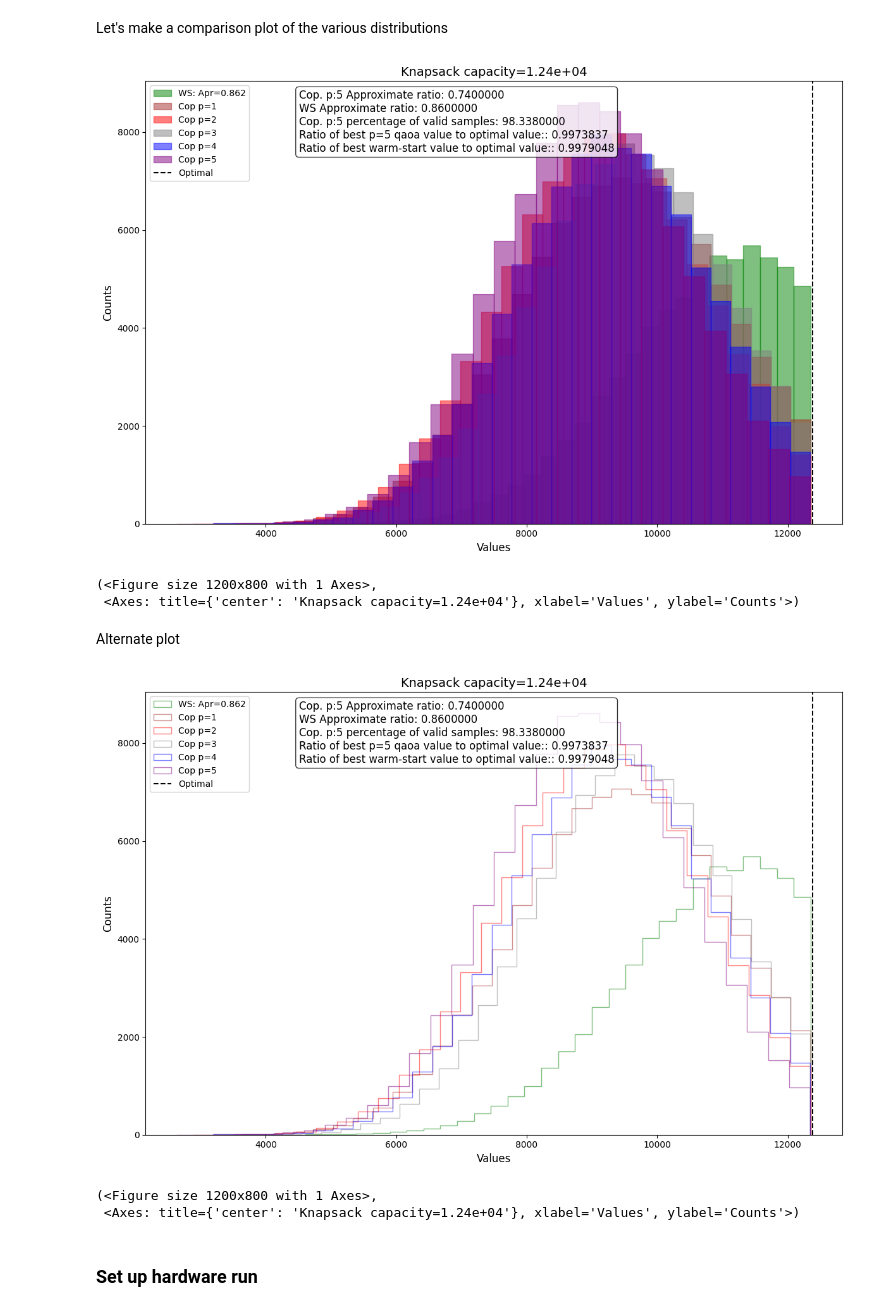
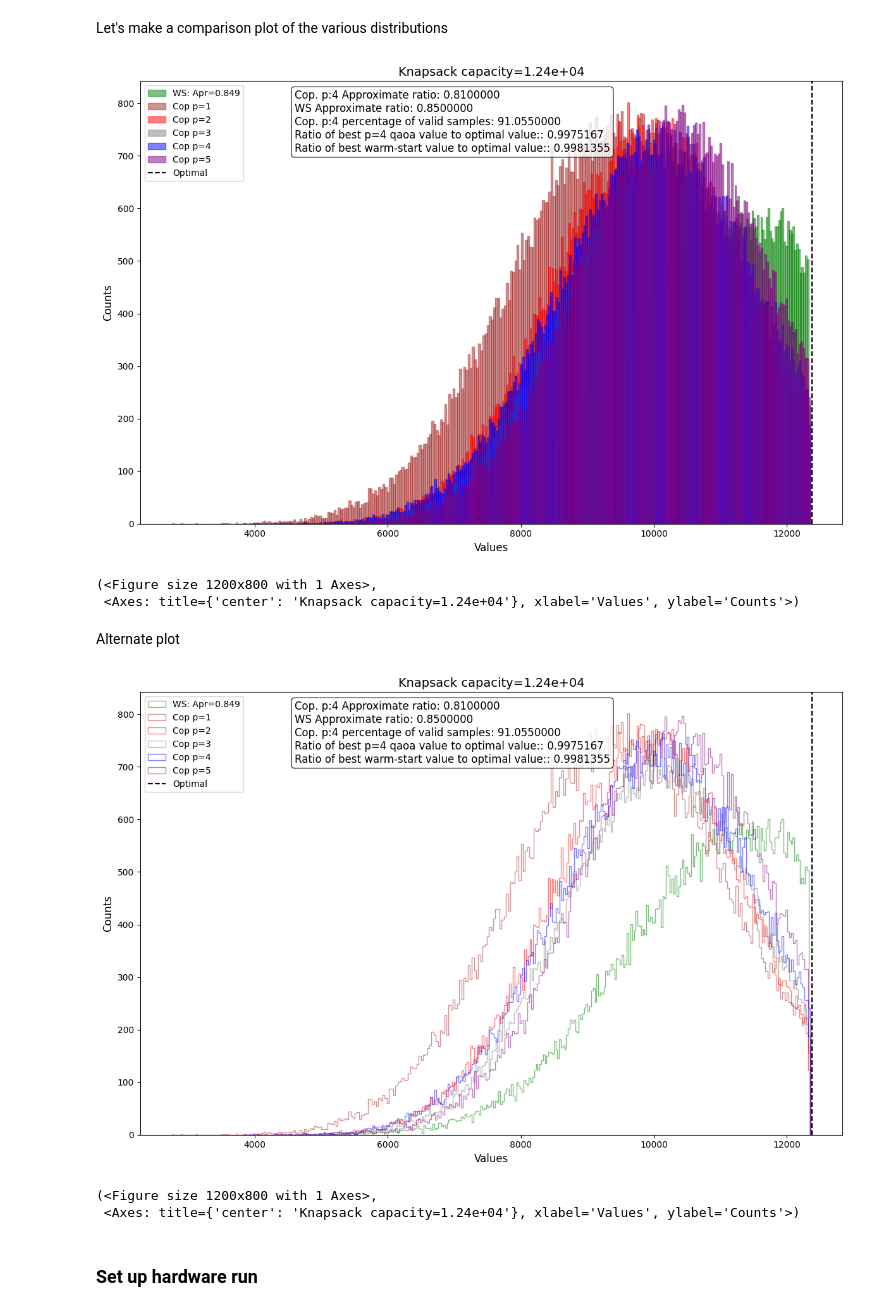
Before and after one commit to jhoule42/xQAOA_unit_commitment, a Jupyter notebook: demo.ipynb, the cells around one changed output. Drawn from its saved outputs; the diff is of its cells as text; code cells hidden in the pictures.

```diff
--- a/demo.ipynb
+++ b/demo.ipynb
@@ -715,0 +767,15 @@ with tqdm(total=layers) as pbar:
+# %%
+# Assign the values calculated above.
+
+qc = QuantumCircuit(n)
+qc = initialize_warm_start_distribution(qc, qubit_ordered_distribution)
+circs = []
+for p in p_values:
+        qc = add_knapsack_cost_function(qc, ordered_values, gamma=gammas[p-1])
+        qc = add_ring_copula(qc, qubit_ordered_distribution, beta=betas[p-1])
+        circ = qc.copy()
+        param_dict = {betas[i]: results[p]['beta'][i] for i in range(p)}
+        param_dict.update({gammas[i]: results[p]['gamma'][i] for i in range(p)})
+        print(param_dict)
+        circ.assign_parameters(param_dict, inplace=True)
+        circs.append(circ)
@@ -744,7 +818,7 @@ dict_bit_values_at_different_p  = {}
 pubs = []
 shots = 100000
 
-for circ in circuits_at_different_p:
+for circ in circs:
     xp_circ = pm.run(circ)
     xp_circ.measure_active()
     pubs.append(xp_circ)
@@ -964,38 +1038,38 @@ data_dict = {
    f"Cop p={3}": dict_bit_values_at_different_p["p = 2"],
    f"Cop p={4}": dict_bit_values_at_different_p["p = 3"],
    f"Cop p={5}": dict_bit_values_at_different_p["p = 4"]
 }
 # Custom colors
 colors = {
  #  f"Random: Apr={norm_approx_ratio_rand:.2f}": "yellow",
    f"WS: Apr={approx_ratio_ws:.3f}": 'green',
    f"Cop p={1}": "brown",
    f"Cop p={2}": "red",
    f"Cop p={3}": "grey",
    f"Cop p={4}": "blue",
    f"Cop p={5}": "purple"
 }
 # Annotations
 annotations = {
-    f'Cop. p:{layers} Approximate ratio': np.round(approx_ratio_qaoa, 2),
+    f'Cop. p:{layers-1} Approximate ratio': np.round(approx_ratio_qaoa, 2),
     f'WS Approximate ratio': np.round(approx_ratio_ws, 2),
-    f'Cop. p:{layers} percentage of valid samples': 100*(valid_shots_qaoa/shots),
-    f'Ratio of best p=5 qaoa value to optimal value:': np.round(best_value/optimal_value, decimals=7),
+    f'Cop. p:{layers-1} percentage of valid samples': 100*(valid_shots_qaoa/shots),
+    f'Ratio of best p=4 qaoa value to optimal value:': np.round(best_value/optimal_value, decimals=7),
     f'Ratio of best warm-start value to optimal value:': np.round(best_value_ws/optimal_value, decimals=7),
     }
 plot_multiple_distributions(
     data_dict=data_dict,
     min_cost=optimal_value,
     colors=colors,
-    nb_bins=30,
+    nb_bins=300,
     log=False,
     annotations=annotations,
     figsize=(12, 8),
     hist_type='bar',
     title=f"Knapsack capacity={format(capacity, '.2e')}"
 )
 # %% [output]
-[figure, old version]
+[figure, new version]
 (<Figure size 1200x800 with 1 Axes>,
  <Axes: title={'center': 'Knapsack capacity=1.24e+04'}, xlabel='Values', ylabel='Counts'>)
 # %% [markdown]
@@ -1005,7 +1079,7 @@ plot_multiple_distributions(
     data_dict=data_dict,
     min_cost=optimal_value,
     colors=colors,
-    nb_bins=30,
+    nb_bins=300,
     log=False,
     annotations=annotations,
     figsize=(12, 8),
@@ -1013,7 +1087,7 @@ plot_multiple_distributions(
     title=f"Knapsack capacity={format(capacity, '.2e')}"
 )
 # %% [output]
-[figure, old version]
+[figure, new version]
 (<Figure size 1200x800 with 1 Axes>,
  <Axes: title={'center': 'Knapsack capacity=1.24e+04'}, xlabel='Values', ylabel='Counts'>)
 # %% [markdown]
```
Also changed, not shown: parts of 10 cells of this notebook.
